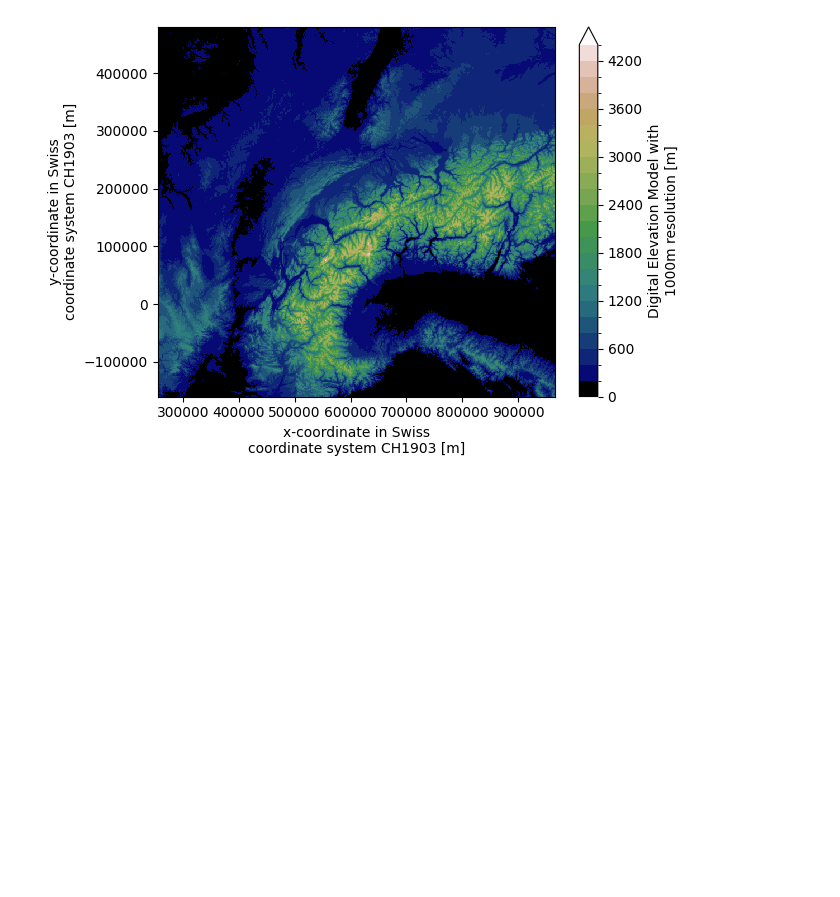
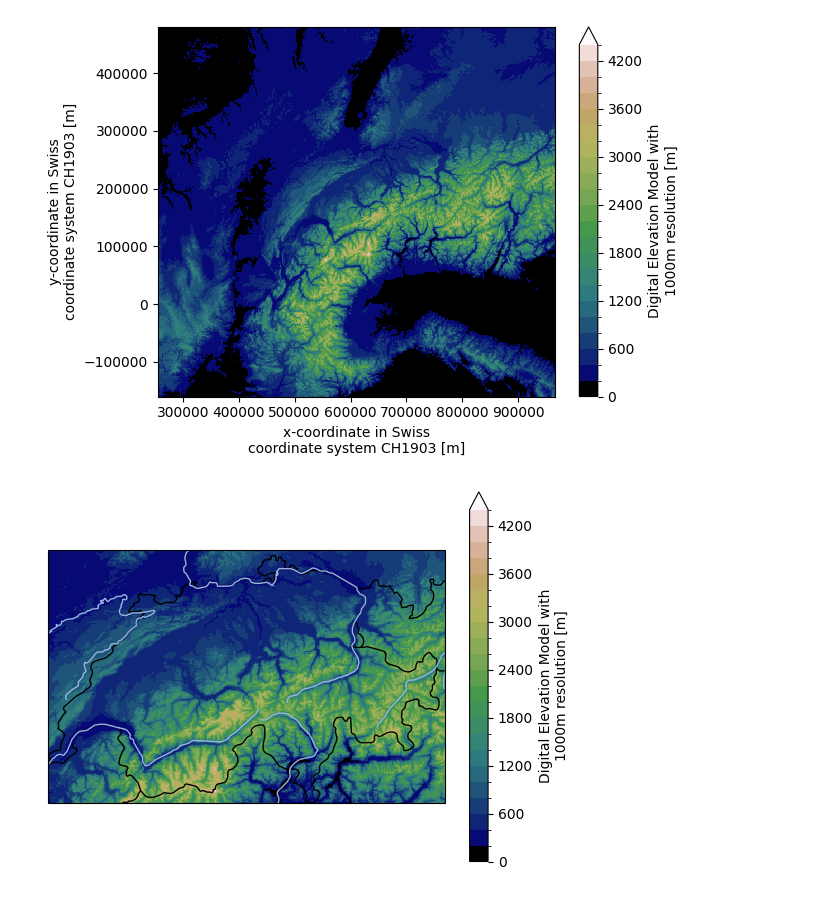
Before and after one commit to MeteoSwiss/inca-examples, a Jupyter notebook: notebooks/plotting_inca.ipynb, the cells around one changed output. Cells and saved outputs as stored; diff of their text form; code cells hidden in the pictures; blank space fills up the shorter version.

```diff
--- a/notebooks/plotting_inca.ipynb
+++ b/notebooks/plotting_inca.ipynb
@@ -238,3 +236,15 @@ DEM.plot(levels=levels, cmap=cmap)
 # %% [output]
 <matplotlib.collections.QuadMesh at 0x...>
 [figure]
+# %%
+# plot DEM on the original Swiss projection
+
+ax1 = DEM.plot(
+    transform=crs,
+    subplot_kws=dict(projection=crs),
+    levels=levels,
+    cmap=cmap
+    ).axes
+add_geo_features(ax1)
+# %% [output]
+[figure, added]
```
Also changed, not shown: parts of 4 cells of this notebook.
